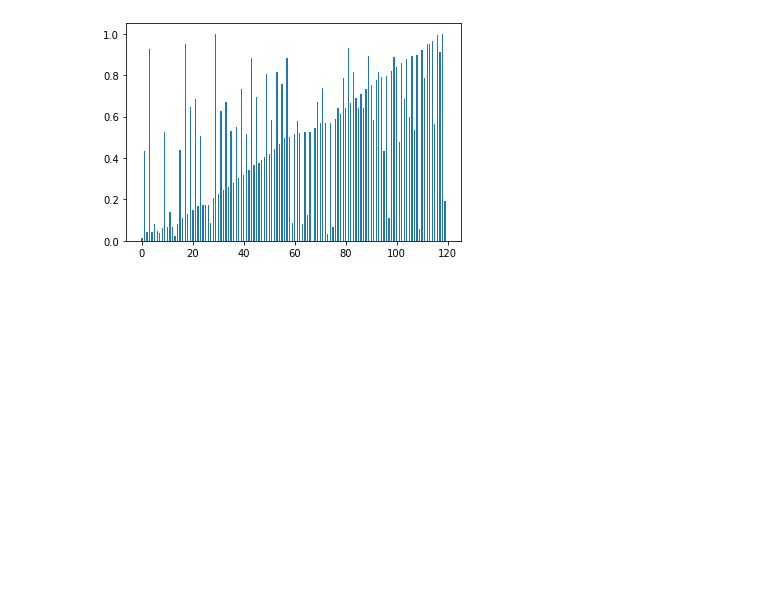
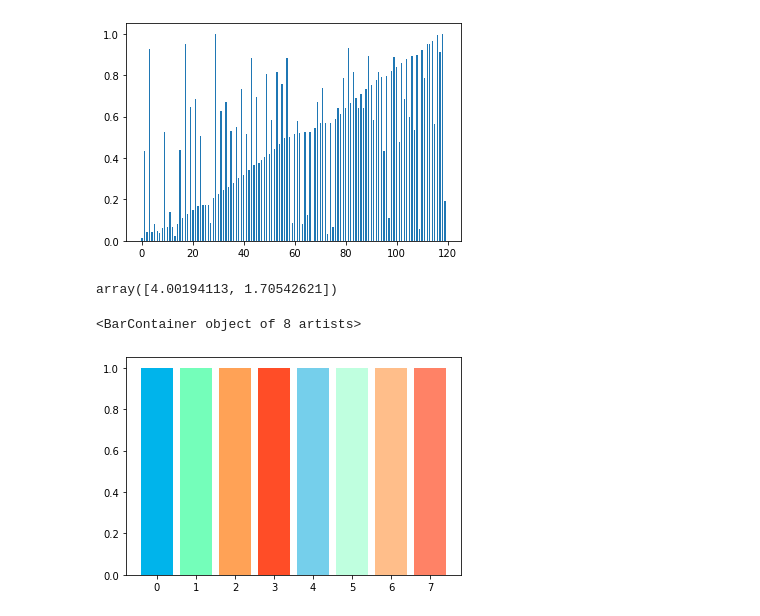
Before and after one commit to JacobBumgarner/learning-repo, a Jupyter notebook: k_means/k_means_walkthrough.ipynb, the cells around one changed output. Saved outputs shown, nothing was run; the diff lists cells and outputs as text; code cells hidden in the pictures; blank space fills up the shorter version.

```diff
--- a/k_means/k_means_walkthrough.ipynb
+++ b/k_means/k_means_walkthrough.ipynb
@@ -117,3 +117,30 @@ plt.bar(np.arange(combined.shape[0]), combined, width=0.5)
 # %% [output]
 <BarContainer object of 120 artists>
 [figure]
+# %%
+import numpy as np
+
+history = np.load("data/centroid_history2.npy")
+history.shape
+
+# history = np.pad(history, ((0, 1), (0, 0)))
+history[0, 1]
+# %% [output]
+array([4.00194113, 1.70542621])
+# %%
+# Dot colors
+C1_COLOR = "#00b4eb"
+C2_COLOR = "#74feba"
+C3_COLOR = "#ffa256"
+C4_COLOR = "#ff4d27"
+
+D1_COLOR = "#75cfeb"
+D2_COLOR = "#bfffdf"
+D3_COLOR = "#ffbe8a"
+D4_COLOR = "#ff8266"
+colors = [C1_COLOR, C2_COLOR, C3_COLOR, C4_COLOR, D1_COLOR, D2_COLOR, D3_COLOR, D4_COLOR]
+
+plt.bar(np.arange(8), 1, color=colors)
+# %% [output]
+<BarContainer object of 8 artists>
+[figure, added]
```
Also changed, not shown: parts of 1 cell of this notebook, 4 other files.
